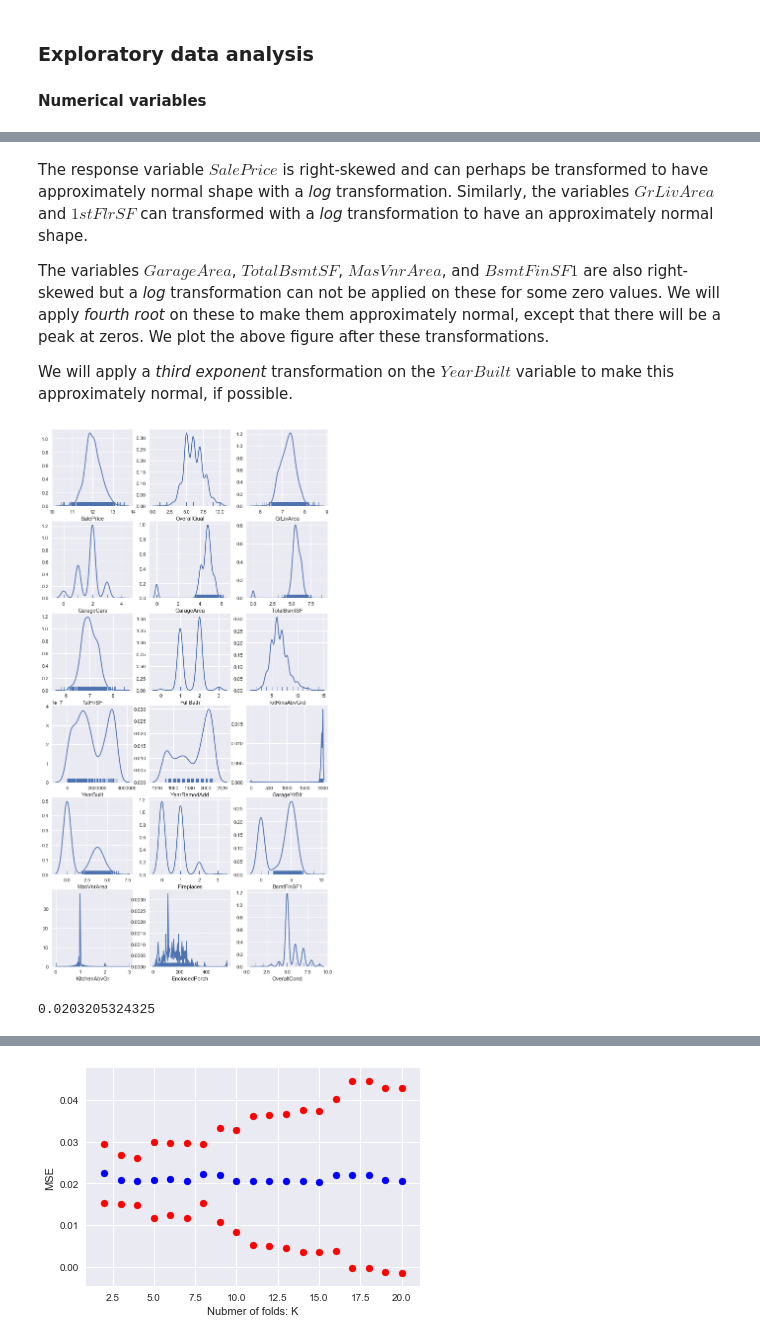
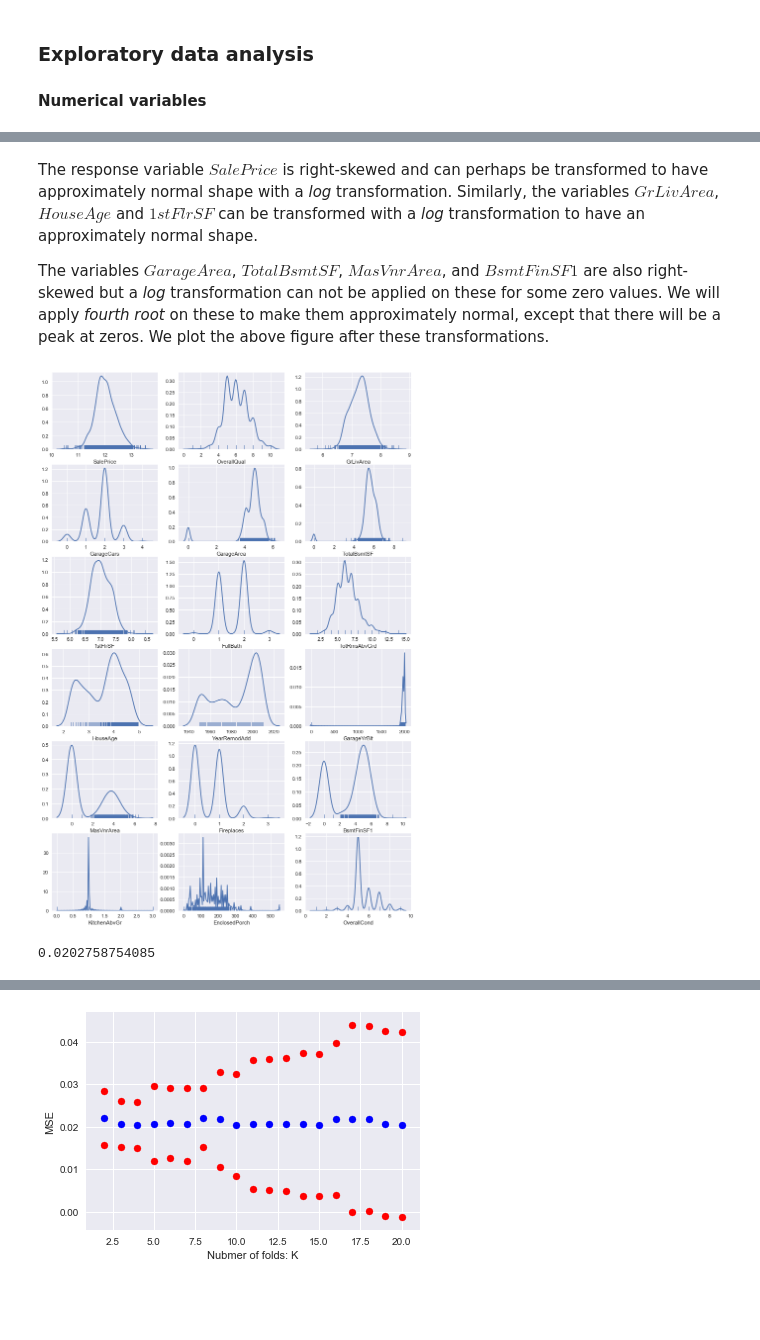
Before and after one commit to amjadfarman/HousePrices, a Jupyter notebook: house_prices.ipynb, the cells around one changed output, grey strips where cells are left out. Saved outputs shown, nothing was run; the diff lists cells and outputs as text; code cells hidden in the pictures; blank space fills up the shorter version.

```diff
--- a/house_prices.ipynb
+++ b/house_prices.ipynb
@@ -64,6 +67,7 @@ It is not a bad idea to drop the variables $PoolQC$, $MiscFeature$, $Alley$, $Fe
 # %%
 HousesSold.drop(labels = ['PoolQC' , 'MiscFeature', 'Alley', 'Fence', 'FireplaceQu', 'LotFrontage']
                 , axis = 1, inplace = True)
+HousesSold['HouseAge'] = HousesSold['YrSold'] - HousesSold['YearBuilt']
 # %% [markdown]
 ### Variable types
 We notice that the variable $MSSubClass$ is indeed a _categorical_ variable but has been import as an _integer_ column in `pandas`. We can fix that with
@@ -127,6 +131,6 @@ It is obvious that the variables $GarageArea$ and $GarageCars$ are strongly corr
 # %%
 better_corr_num = ['OverallQual', 'GrLivArea', 'GarageCars', 'GarageArea', 'TotalBsmtSF', '1stFlrSF'
-                        , 'FullBath', 'TotRmsAbvGrd', 'YearBuilt', 'YearRemodAdd', 'GarageYrBlt', 'MasVnrArea'
+                        , 'FullBath', 'TotRmsAbvGrd', 'HouseAge', 'YearRemodAdd', 'GarageYrBlt', 'MasVnrArea'
                         , 'Fireplaces', 'BsmtFinSF1', 'KitchenAbvGr', 'EnclosedPorch', 'OverallCond']
 HousesSold = HousesSold[better_corr_num + HousesSold.select_dtypes(exclude=[np.number]).columns.tolist() + ['SalePrice']]
 # %% [markdown]
@@ -137,14 +141,13 @@ HousesSold['MasVnrArea'].fillna(0, inplace = True)
 HousesSold.drop(labels = ['GarageType', 'GarageCond', 'GarageFinish', 'GarageQual', 'BsmtFinType2'
                           , 'BsmtExposure', 'BsmtQual', 'BsmtCond', 'BsmtFinType1', 'MasVnrType']
                 , axis = 1, inplace = True)
-HousesSold = HousesSold.dropna(axis=0, subset=['Electrical'])
 # %% [markdown]
 ### Exploratory data analysis
 #### Numerical variables
 # %%
-f, axes = plt.subplots(figsize=(10,20), ncols=3, nrows=6)
+f, axes = plt.subplots(figsize=(13,20), ncols=3, nrows=6)
 for i, col in enumerate(['SalePrice']+better_corr_num):
-    sb.distplot(HousesSold[[col]], hist=False, rug=True, ax = axes[divmod(i, 3)[0]][i % 3])
+    sb.distplot(HousesSold[HousesSold['data'] == 'train'][[col]], hist=False, rug=True, ax = axes[divmod(i, 3)[0]][i % 3])
     axes[divmod(i, 3)[0]][i % 3].set_xlabel(col)
 plt.show()
 # %% [output]
@@ -152,33 +155,35 @@ plt.show()
 # %% [markdown]
-The response variable $SalePrice$ is right-skewed and can perhaps be transformed to have approximately normal shape with a _log_ transformation. Similarly, the variables $GrLivArea$ and $1stFlrSF$ can transformed with a _log_ transformation to have an approximately normal shape.
+The response variable $SalePrice$ is right-skewed and can perhaps be transformed to have approximately normal shape with a _log_ transformation. Similarly, the variables $GrLivArea$, $HouseAge$ and $1stFlrSF$ can be transformed with a _log_ transformation to have an approximately normal shape.
 
 The variables $GarageArea$, $TotalBsmtSF$, $MasVnrArea$, and $BsmtFinSF1$ are also right-skewed but a _log_ transformation can not be applied on these for some zero values. We will apply _fourth root_ on these to make them approximately normal, except that there will be a peak at zeros. We plot the above figure after these transformations.
-
-We will apply a _third exponent_ transformation on the $YearBuilt$ variable to make this approximately normal, if possible.
 # %%
-log_trans = ['SalePrice', 'GrLivArea', '1stFlrSF']
+log_trans = ['SalePrice', 'GrLivArea', '1stFlrSF', 'HouseAge']
 one_fourth = ['GarageArea', 'TotalBsmtSF', 'MasVnrArea', 'BsmtFinSF1']
 
 for col in log_trans:
-    HousesSold[col] = np.log(HousesSold[col])
+    if col == 'HouseAge':
+        HousesSold[col] = np.log(HousesSold[col] + 10)
+    else:
+        HousesSold[col] = np.log(HousesSold[col])
 
 for col in one_fourth:
     HousesSold[col] = np.power(HousesSold[col], 0.25)
-HousesSold['YearBuilt'] = np.power(HousesSold['YearBuilt']-1860, 3)
 
-f, axes = plt.subplots(figsize=(10,20), ncols=3, nrows=6)
+f, axes = plt.subplots(figsize=(13,20), ncols=3, nrows=6)
 for i, col in enumerate(['SalePrice']+better_corr_num):
-    sb.distplot(HousesSold[[col]], hist=False, rug=True, ax = axes[divmod(i, 3)[0]][i % 3])
+    sb.distplot(HousesSold[HousesSold['data'] == 'train'][[col]], hist=False, rug=True, ax = axes[divmod(i, 3)[0]][i % 3])
     axes[divmod(i, 3)[0]][i % 3].set_xlabel(col)
 plt.show()
 # %% [output]
-[figure, old version]
+[figure, new version]
 # %%
 lr = linear_model.LinearRegression()
-lr.fit(HousesSold[better_corr_num], HousesSold['SalePrice'])
+lr.fit(HousesSold[HousesSold['data'] == 'train'][better_corr_num]
+       , HousesSold[HousesSold['data'] == 'train']['SalePrice'])
 
-mse = mean_squared_error(HousesSold['SalePrice'], lr.predict(HousesSold[better_corr_num]))
+mse = mean_squared_error(HousesSold[HousesSold['data'] == 'train']['SalePrice']
+                         , lr.predict(HousesSold[HousesSold['data'] == 'train'][better_corr_num]))
 print(mse)
 # %% [output]
-0.0203205324325
+0.0202758754085
 # %%
```
Also changed, not shown: parts of 34 cells of this notebook, 1 other file.
